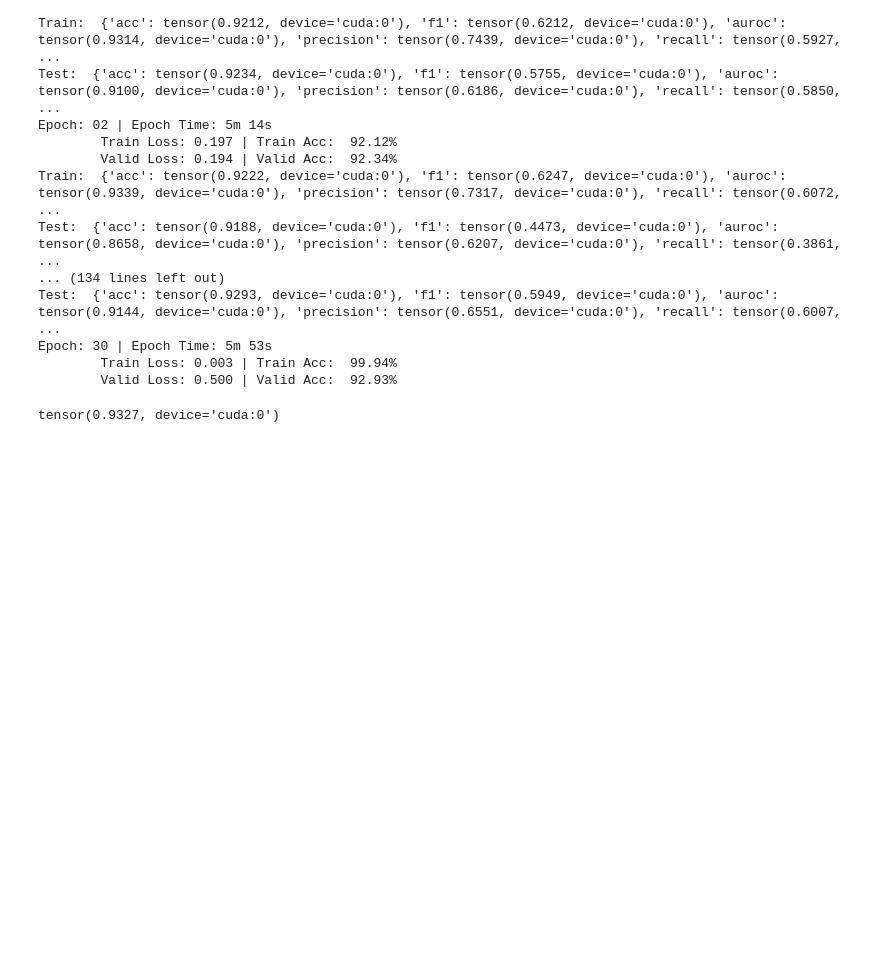
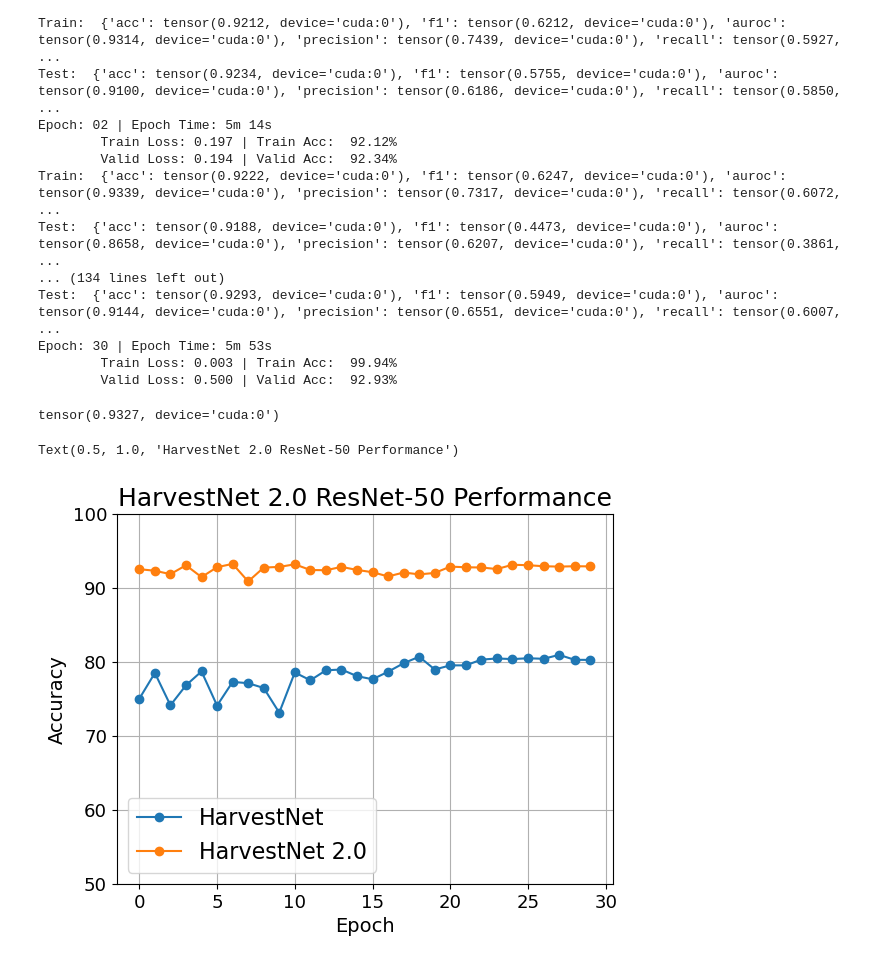
Before and after one commit to edrian-liao/harvestnet, a Jupyter notebook: notebooks/HarvestNet2_Train_Model.ipynb, the cells around one changed output. Drawn from its saved outputs; the diff is of its cells as text; code cells hidden in the pictures; blank space fills up the shorter version.

```diff
--- a/notebooks/HarvestNet2_Train_Model.ipynb
+++ b/notebooks/HarvestNet2_Train_Model.ipynb
@@ -551,3 +551,31 @@ Epoch: 30 | Epoch Time: 5m 53s
 print(best_val)
 # %% [output]
 tensor(0.9327, device='cuda:0')
+# %%
+import matplotlib.pyplot as plt
+# train_accs = [90.29, 92.12, 92.22, 92.37, 92.29, 92.44, 92.51, 92.53, 92.91, 93.28, 93.58, 93.8, 94.42, 94.68, 95.1, 95.53, 96.24, 96.62, 97.35, 97.67, 98.18, 98.78, 98.96, 99.39, 99.53, 99.74, 99.78, 99.79, 99.88, 99.94]
+val_accs = [92.55, 92.34, 91.88, 93.08, 91.48, 92.82, 93.27, 90.89, 92.77, 92.86, 93.21, 92.44, 92.41, 92.86, 92.45, 92.14, 91.57, 92.1, 91.85, 92.04, 92.9, 92.81, 92.78, 92.57, 93.15, 93.09, 92.95, 92.9, 92.95, 92.93]
+val_accs_base = [
+    75.03, 78.51, 74.14, 76.84, 78.72,
+    74.10, 77.30, 77.13, 76.48, 73.14,
+    78.58, 77.52, 78.87, 78.98, 78.08,
+    77.66, 78.68, 79.83, 80.71, 78.98,
+    79.54, 79.54, 80.32, 80.47, 80.39,
+    80.50, 80.43, 80.96, 80.29, 80.28
+]
+plt.plot(val_accs_base, label='HarvestNet', marker='o')
+plt.plot(val_accs, label='HarvestNet 2.0', marker='o')
+plt.xlabel('Epoch', fontsize=14)
+plt.ylabel('Accuracy', fontsize=14)
+plt.ylim(50,100)
+plt.legend(fontsize=16)
+plt.grid(True)
+
+# Increase font size of ticks
+plt.xticks(fontsize=13)
+plt.yticks(fontsize=13)
+
+plt.title("HarvestNet 2.0 ResNet-50 Performance", fontsize=18)
+# %% [output]
+Text(0.5, 1.0, 'HarvestNet 2.0 ResNet-50 Performance')
+[figure, added]
```
Also changed, not shown: 3 other files.
